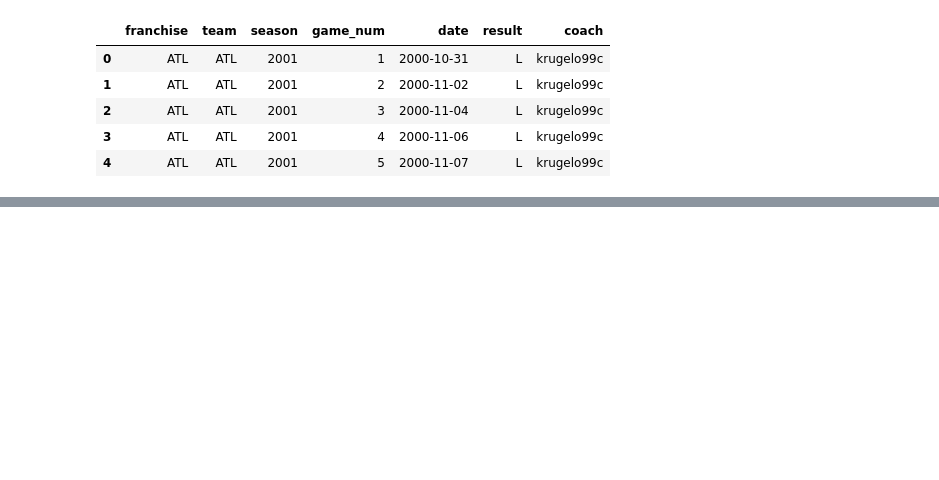
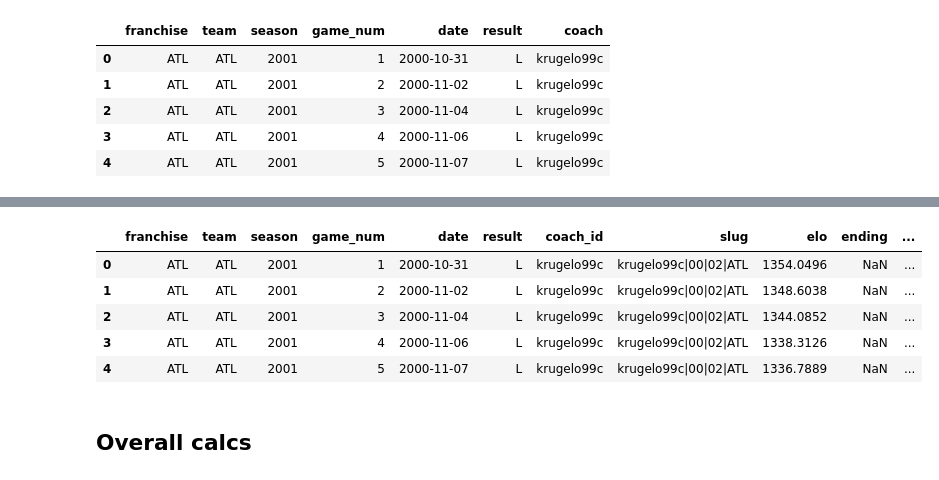
Before and after one commit to ryanvmenezes/coaching-survival, a Jupyter notebook: nba/scratch.ipynb, the cells around one changed output, grey strips where cells are left out. Saved outputs shown, nothing was run; the diff lists cells and outputs as text; code cells hidden in the pictures; blank space fills up the shorter version.

```diff
--- a/nba/scratch.ipynb
+++ b/nba/scratch.ipynb
@@ -78,0 +91,11 @@ alldata['death'] = alldata.apply(classifydeath, axis=1)
+# %%
+bygame.head()
+# %% [output]
+|  | franchise | team | season | game_num | date | result | coach_id | slug | elo | ending | ... |
+| 0 | ATL | ATL | 2001 | 1 | 2000-10-31 | L | krugelo99c | krugelo99c|00|02|ATL | 1354.0496 | NaN | ... |
+| 1 | ATL | ATL | 2001 | 2 | 2000-11-02 | L | krugelo99c | krugelo99c|00|02|ATL | 1348.6038 | NaN | ... |
+| 2 | ATL | ATL | 2001 | 3 | 2000-11-04 | L | krugelo99c | krugelo99c|00|02|ATL | 1344.0852 | NaN | ... |
+| 3 | ATL | ATL | 2001 | 4 | 2000-11-06 | L | krugelo99c | krugelo99c|00|02|ATL | 1338.3126 | NaN | ... |
+| 4 | ATL | ATL | 2001 | 5 | 2000-11-07 | L | krugelo99c | krugelo99c|00|02|ATL | 1336.7889 | NaN | ... |
+# %% [markdown]
+##  Overall calcs
```
Also changed, not shown: parts of 30 cells of this notebook, 7 other files.
